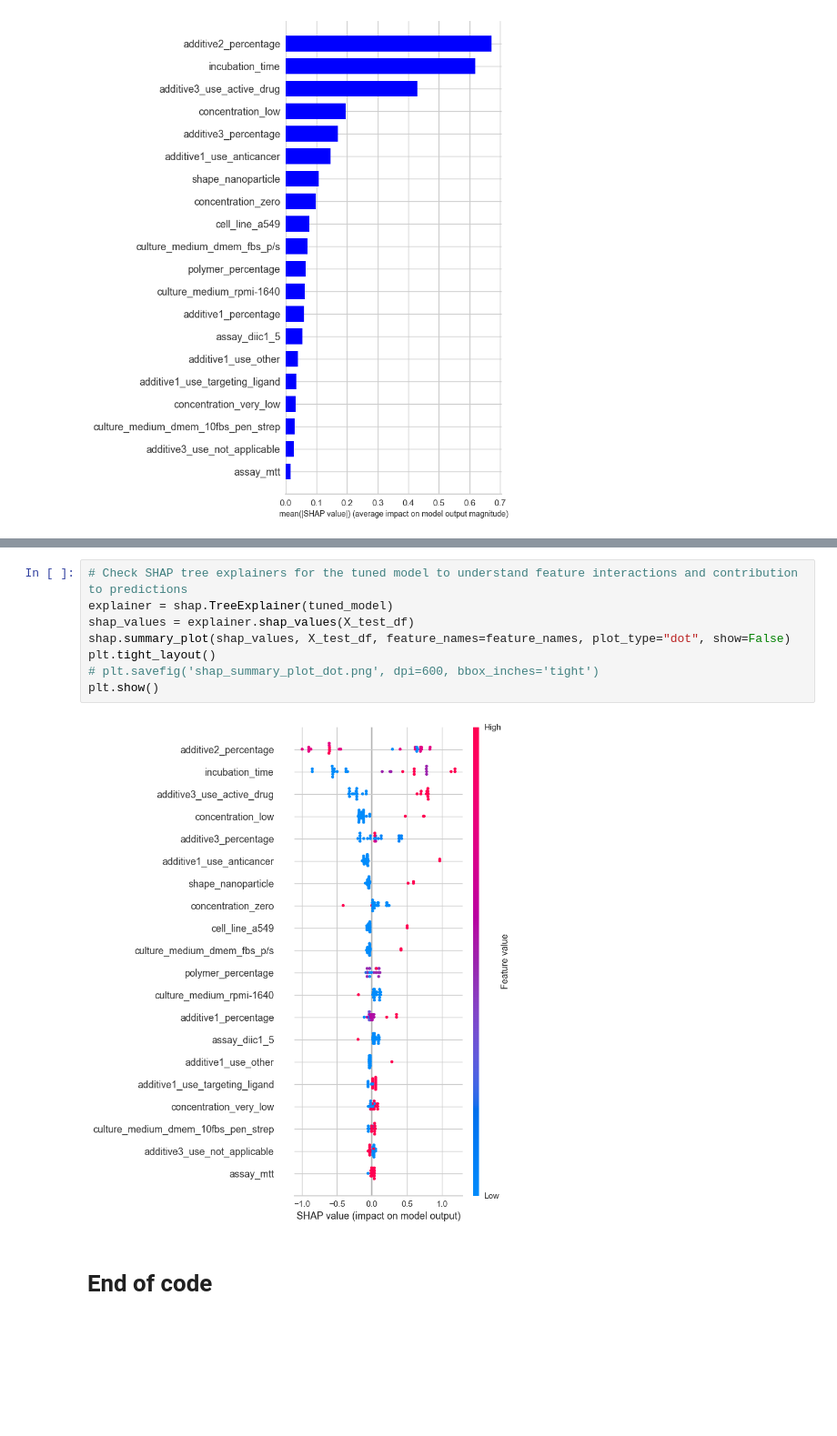
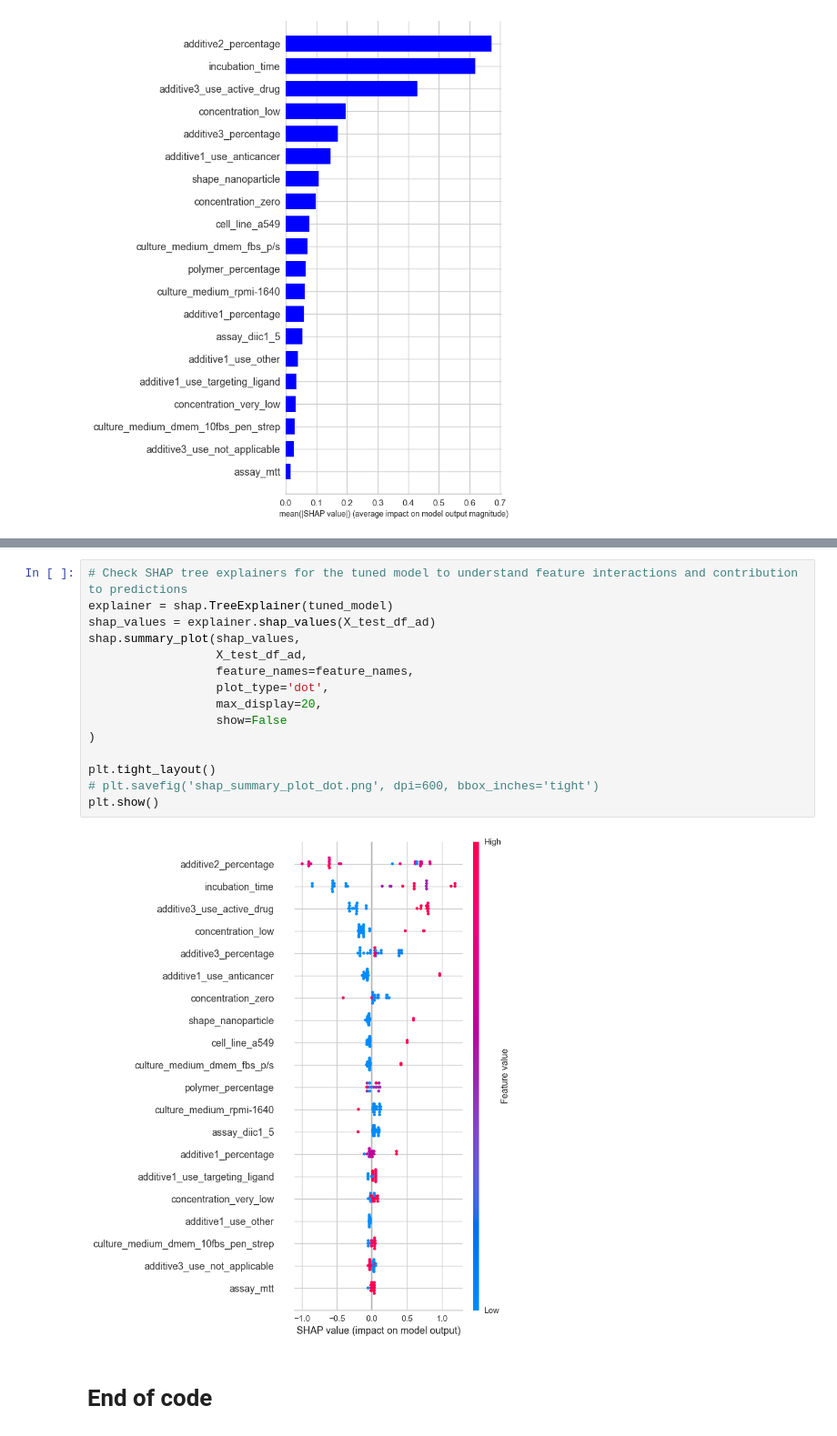
Before and after one commit to Alexangelo92/Cytotoxicity_mdpi, a Jupyter notebook: cytotoxicity_rf_classifier_MDPI_no outliers.ipynb, the cells around one changed output, grey strips where cells are left out. Shown at 91% size. Cells and saved outputs as stored; diff of their text form; blank space fills up the shorter version.

```diff
--- a/cytotoxicity_rf_classifier_MDPI_no outliers.ipynb
+++ b/cytotoxicity_rf_classifier_MDPI_no outliers.ipynb
@@ -925,13 +945,20 @@ plt.show()
 # %%
 # Check SHAP tree explainers for the tuned model to understand feature interactions and contribution to predictions
 explainer = shap.TreeExplainer(tuned_model)
-shap_values = explainer.shap_values(X_test_df)
-shap.summary_plot(shap_values, X_test_df, feature_names=feature_names, plot_type="dot", show=False)
+shap_values = explainer.shap_values(X_test_df_ad)
+shap.summary_plot(shap_values,
+                  X_test_df_ad,
+                  feature_names=feature_names,
+                  plot_type='dot',
+                  max_display=20,
+                  show=False
+)
+
 plt.tight_layout()
 # plt.savefig('shap_summary_plot_dot.png', dpi=600, bbox_inches='tight')
 plt.show()
 # %% [output]
-[figure, old version]
+[figure, new version]
 # %% [markdown]
 # End of code
 # %% [markdown]
```
Also changed, not shown: parts of 1 cell of this notebook, 1 other file.
